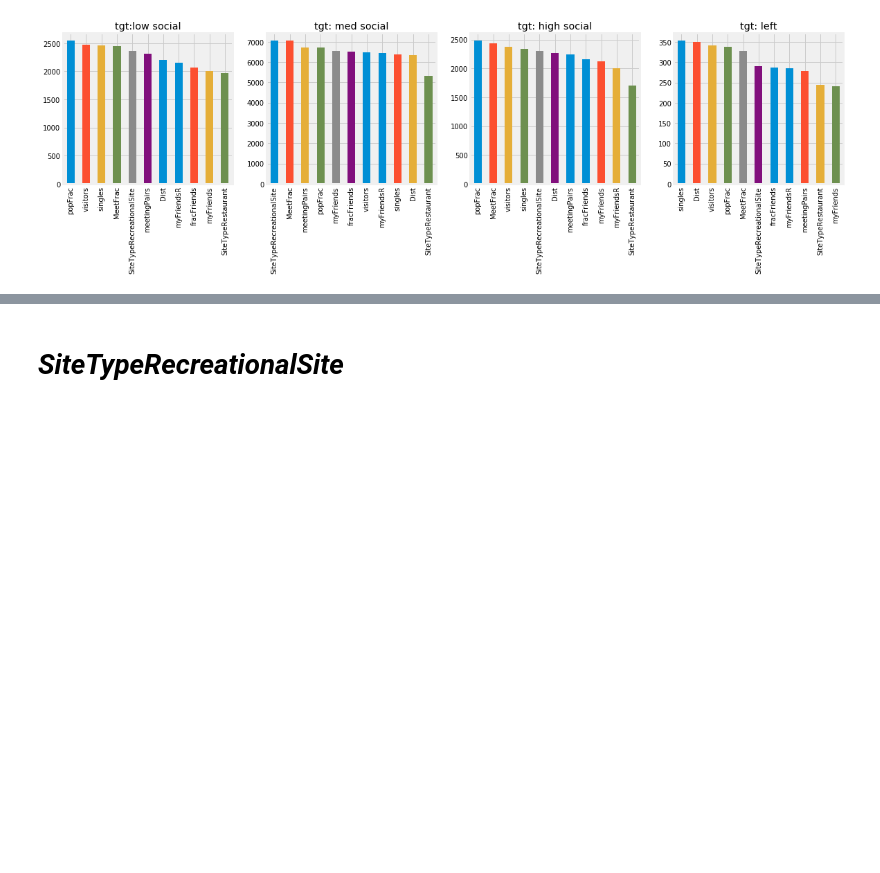
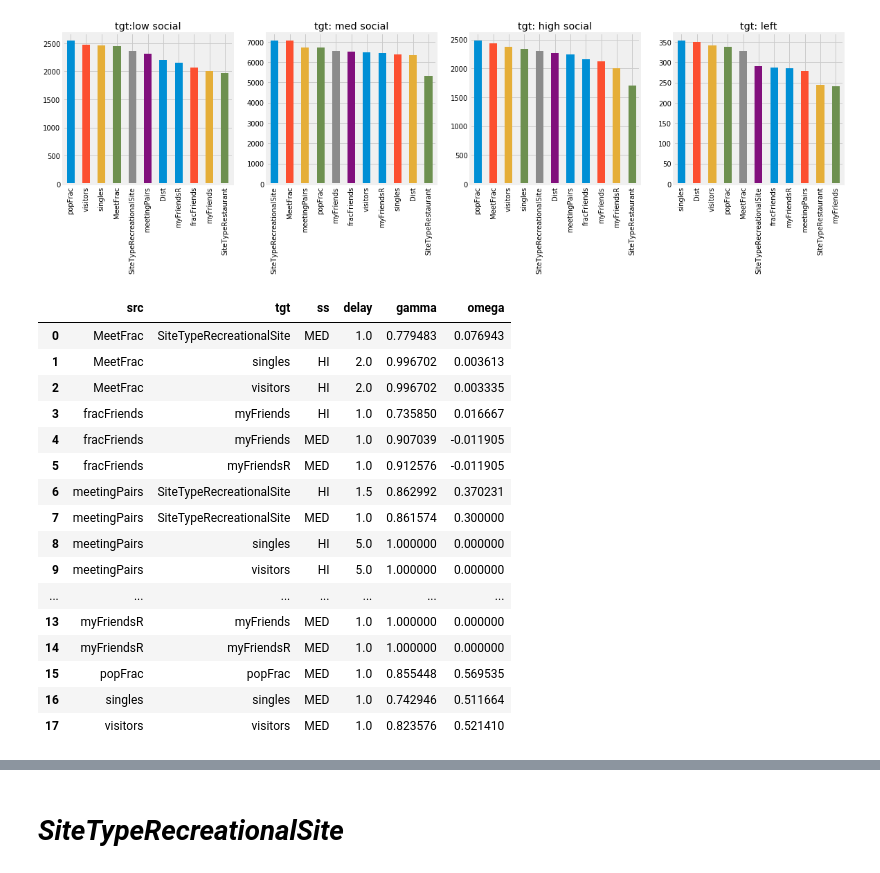
Before and after one commit to zeroknowledgediscovery/GT_, a Jupyter notebook: modelanalysis_01.ipynb, the cells around one changed output, grey strips where cells are left out. Cells and saved outputs as stored; diff of their text form; code cells hidden in the pictures; blank space fills up the shorter version.

```diff
--- a/modelanalysis_01.ipynb
+++ b/modelanalysis_01.ipynb
@@ -217,3 +217,27 @@ def getDep(VAR='SiteTypeRecreationalSite',GAMMA=.2):
    #        _file.write(hl)#hm+'\n HIGH SOCIAL \n'+hs+'\n LEAVING TOWN\n'+hg)
            _file.write(' <hr> LOW SOCIAL <br> '+hl+' <hr> MEDIUM SOCIAL  <br> '+hm+' <hr>  HIGH SOCIAL  <br> '+hs+' <hr>  LEAVING TOWN <br> '+hg)
     return
+# %%
+def getRelationships_(MF,VAR,HIGAMMA=.7,D1=26,D2=52,D3=100,SELF=False):
+    gf=MF[(MF.tgt_==VAR) & (mf.gamma>HIGAMMA) ]
+    D1=26
+    D2=52
+    D3=100
+    if not SELF:
+        XX=VAR
+    else:
+        XX='xx'
+
+    sf=gf[(gf.delay.between(0,D1)) & ~(gf.src_==XX)].groupby('src_').median()
+    sf['Count']=gf[(gf.delay.between(0,D1)) & ~(gf.src_==XX)].src_.value_counts()
+    sf1=sf.sort_values('gamma',ascending=False)
+
+    sf=gf[(gf.delay.between(D1+1,D2)) & ~(gf.src_==XX)].groupby('src_').median()
+    sf['Count']=gf[(gf.delay.between(D1+1,D2)) & ~(gf.src_==XX)].src_.value_counts()
+    sf2=sf.sort_values('gamma',ascending=False)
+
+    sf=gf[(gf.delay.between(D2+1,D3)) & ~(gf.src_==XX)].groupby('src_').median()
+    sf['Count']=gf[(gf.delay.between(D2+1,D3)) & ~(gf.src_==XX)].src_.value_counts()
+    sf3=sf.sort_values('gamma',ascending=False)
+
+    return sf1,sf2,sf3
@@ -219,0 +297,24 @@ def getDep(VAR='SiteTypeRecreationalSite',GAMMA=.2):
+# %%
+CG1=getGraph(GAMMA=0.7)
+CG2=getGraph(GAMMA=0.5)
+CG3=getGraph(GAMMA=0.3)
+# %%
+CG1.groupby(['src','tgt','ss']).mean().reset_index().drop('model_count',axis=1)
+# %% [output]
+|  | src | tgt | ss | delay | gamma | omega |
+| 0 | MeetFrac | SiteTypeRecreationalSite | MED | 1.0 | 0.779483 | 0.076943 |
+| 1 | MeetFrac | singles | HI | 2.0 | 0.996702 | 0.003613 |
+| 2 | MeetFrac | visitors | HI | 2.0 | 0.996702 | 0.003335 |
+| 3 | fracFriends | myFriends | HI | 1.0 | 0.735850 | 0.016667 |
+| 4 | fracFriends | myFriends | MED | 1.0 | 0.907039 | -0.011905 |
+| 5 | fracFriends | myFriendsR | MED | 1.0 | 0.912576 | -0.011905 |
+| 6 | meetingPairs | SiteTypeRecreationalSite | HI | 1.5 | 0.862992 | 0.370231 |
+| 7 | meetingPairs | SiteTypeRecreationalSite | MED | 1.0 | 0.861574 | 0.300000 |
+| 8 | meetingPairs | singles | HI | 5.0 | 1.000000 | 0.000000 |
+| 9 | meetingPairs | visitors | HI | 5.0 | 1.000000 | 0.000000 |
+| ... | ... | ... | ... | ... | ... | ... |
+| 13 | myFriendsR | myFriends | MED | 1.0 | 1.000000 | 0.000000 |
+| 14 | myFriendsR | myFriendsR | MED | 1.0 | 1.000000 | 0.000000 |
+| 15 | popFrac | popFrac | MED | 1.0 | 0.855448 | 0.569535 |
+| 16 | singles | singles | MED | 1.0 | 0.742946 | 0.511664 |
+| 17 | visitors | visitors | MED | 1.0 | 0.823576 | 0.521410 |
```
Also changed, not shown: parts of 5 cells of this notebook, 2 other files.
